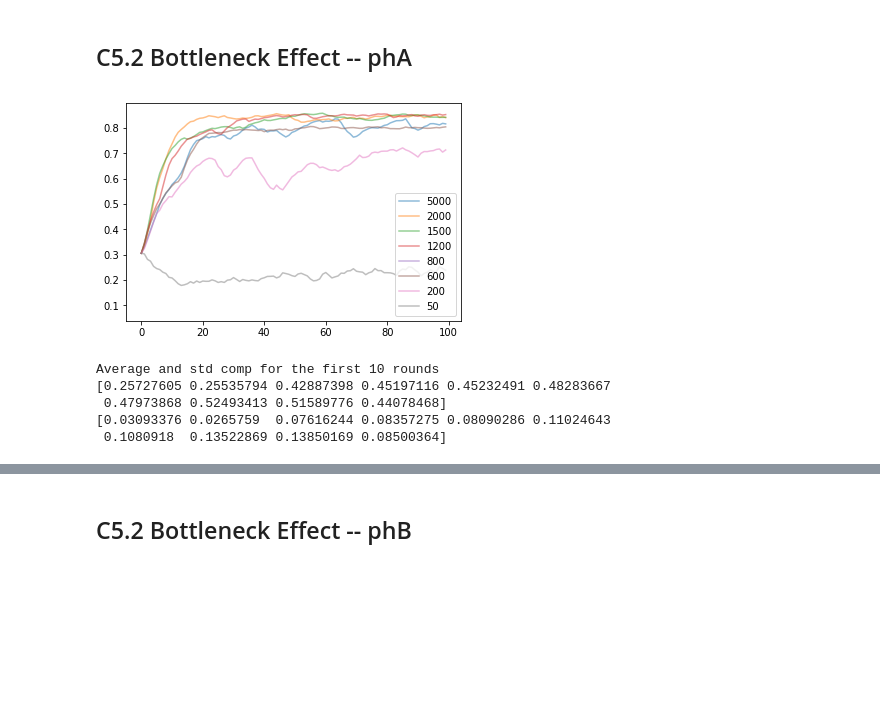
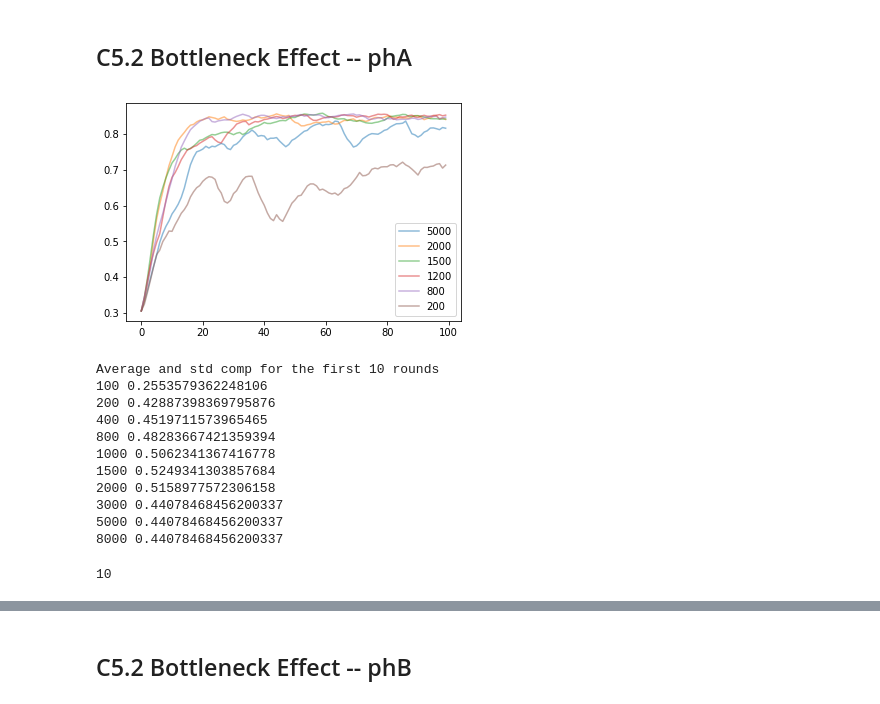
Before and after one commit to Joshua-Edinburgh/numeral_thesis, a Jupyter notebook: show_figures02.ipynb, the cells around one changed output, grey strips where cells are left out. Cells and saved outputs as stored; diff of their text form; code cells hidden in the pictures; blank space fills up the shorter version.

```diff
--- a/show_figures02.ipynb
+++ b/show_figures02.ipynb
@@ -66,16 +67,16 @@ CMP_phA50   = cmp_avg_std(np.load(path+Path_phA50+CMP))
 # %%
 plt.plot(CMP_phA5000[0],label='5000',alpha=0.5)
 plt.plot(CMP_phA2000[0],label='2000',alpha=0.5)
 plt.plot(CMP_phA1500[0],label='1500',alpha=0.5)
 plt.plot(CMP_phA1200[0],label='1200',alpha=0.5)
-plt.plot(RWD_phA800[0],label='800',alpha=0.5)
-plt.plot(CMP_phA600[0],label='600',alpha=0.5)
+plt.plot(CMP_phA800[0],label='800',alpha=0.5)
+#plt.plot(CMP_phA600[0],label='600',alpha=0.5)
 plt.plot(CMP_phA200[0],label='200',alpha=0.5)
-plt.plot(CMP_phA50[0],label='50',alpha=0.5)
+#plt.plot(CMP_phA50[0],label='50',alpha=0.5)
 plt.legend()
 plt.show()
 # %% [output]
-[figure, old version]
+[figure, new version]
 # %%
 CONV_SPD = [0, 10]
 #CONV_PER = [85, 95]
@@ -86,11 +87,11 @@ avg_1500 = CMP_phA1500[0][CONV_SPD[0]:CONV_SPD[1]].mean()
 avg_1200 = CMP_phA1200[0][CONV_SPD[0]:CONV_SPD[1]].mean()
 avg_1000 = CMP_phA1000[0][CONV_SPD[0]:CONV_SPD[1]].mean()
 avg_800  = CMP_phA800[0][CONV_SPD[0]:CONV_SPD[1]].mean()
-avg_600  = CMP_phA600[0][CONV_SPD[0]:CONV_SPD[1]].mean()
+#avg_600  = CMP_phA600[0][CONV_SPD[0]:CONV_SPD[1]].mean()
 avg_400  = CMP_phA400[0][CONV_SPD[0]:CONV_SPD[1]].mean()
 avg_200  = CMP_phA200[0][CONV_SPD[0]:CONV_SPD[1]].mean()
 avg_100  = CMP_phA100[0][CONV_SPD[0]:CONV_SPD[1]].mean()
-avg_50   = CMP_phA50[0][CONV_SPD[0]:CONV_SPD[1]].mean()
+#avg_50   = CMP_phA50[0][CONV_SPD[0]:CONV_SPD[1]].mean()
 
 std_5000 = CMP_phA5000[0][CONV_SPD[0]:CONV_SPD[1]].std()
 std_2000 = CMP_phA2000[0][CONV_SPD[0]:CONV_SPD[1]].std()
@@ -98,21 +99,32 @@ std_1500 = CMP_phA1500[0][CONV_SPD[0]:CONV_SPD[1]].std()
 std_1200 = CMP_phA1200[0][CONV_SPD[0]:CONV_SPD[1]].std()
 std_1000 = CMP_phA1000[0][CONV_SPD[0]:CONV_SPD[1]].std()
 std_800  = CMP_phA800[0][CONV_SPD[0]:CONV_SPD[1]].std()
-std_600  = CMP_phA600[0][CONV_SPD[0]:CONV_SPD[1]].std()
+#std_600  = CMP_phA600[0][CONV_SPD[0]:CONV_SPD[1]].std()
 std_400  = CMP_phA400[0][CONV_SPD[0]:CONV_SPD[1]].std()
 std_200  = CMP_phA200[0][CONV_SPD[0]:CONV_SPD[1]].std()
 std_100  = CMP_phA100[0][CONV_SPD[0]:CONV_SPD[1]].std()
-std_50   = CMP_phA50[0][CONV_SPD[0]:CONV_SPD[1]].std()
+#std_50   = CMP_phA50[0][CONV_SPD[0]:CONV_SPD[1]].std()
 
-y_plt_avg = np.asarray([avg_50, avg_100, avg_200, avg_400, avg_600, avg_800, avg_1200, avg_1500, avg_2000, avg_5000])
-y_plt_std = np.asarray([std_50, std_100, std_200, std_400, std_600, std_800, std_1200, std_1500, std_2000, std_5000])
+y_plt_avg = np.asarray([avg_100, avg_200, avg_400, avg_800, avg_1000, avg_1500, avg_2000, avg_5000, avg_5000, avg_5000])
+y_plt_std = np.asarray([std_100, std_200, std_400, std_800, std_1000, std_1500, std_2000, std_5000, std_5000, std_5000])
 print('Average and std comp for the first 10 rounds')
-print(y_plt_avg)
-print(y_plt_std)
+
+for i in range(len(NS_LIST)):
+    print(NS_LIST[i], y_plt_avg[i])
 # %% [output]
 Average and std comp for the first 10 rounds
-[0.25727605 0.25535794 0.42887398 0.45197116 0.45232491 0.48283667
- 0.47973868 0.52493413 0.51589776 0.44078468]
-[0.03093376 0.0265759  0.07616244 0.08357275 0.08090286 0.11024643
- 0.1080918  0.13522869 0.13850169 0.08500364]
+100 0.2553579362248106
+200 0.42887398369795876
+400 0.4519711573965465
+800 0.48283667421359394
+1000 0.5062341367416778
+1500 0.5249341303857684
+2000 0.5158977572306158
+3000 0.44078468456200337
+5000 0.44078468456200337
+8000 0.44078468456200337
+# %%
+len(NS_LIST)
+# %% [output]
+10
 # %%
```
Also changed, not shown: parts of 6 cells of this notebook.
